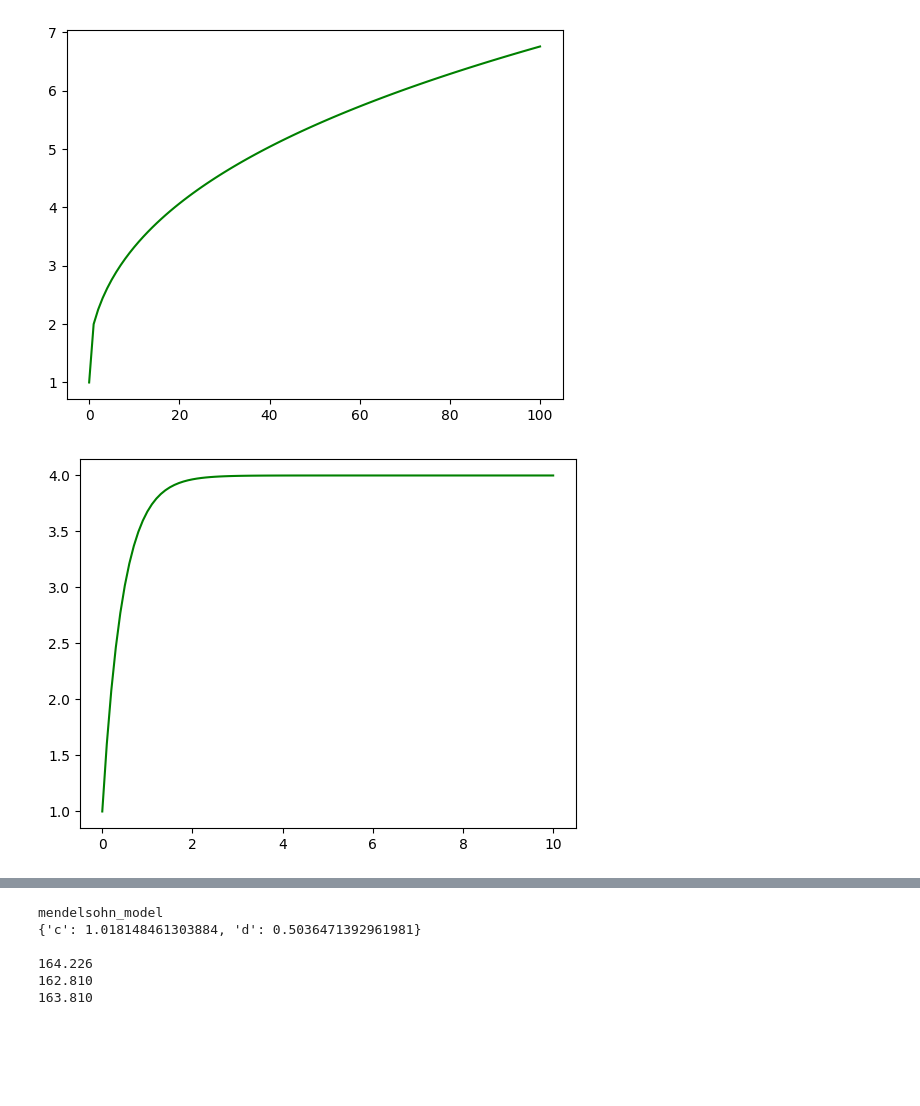
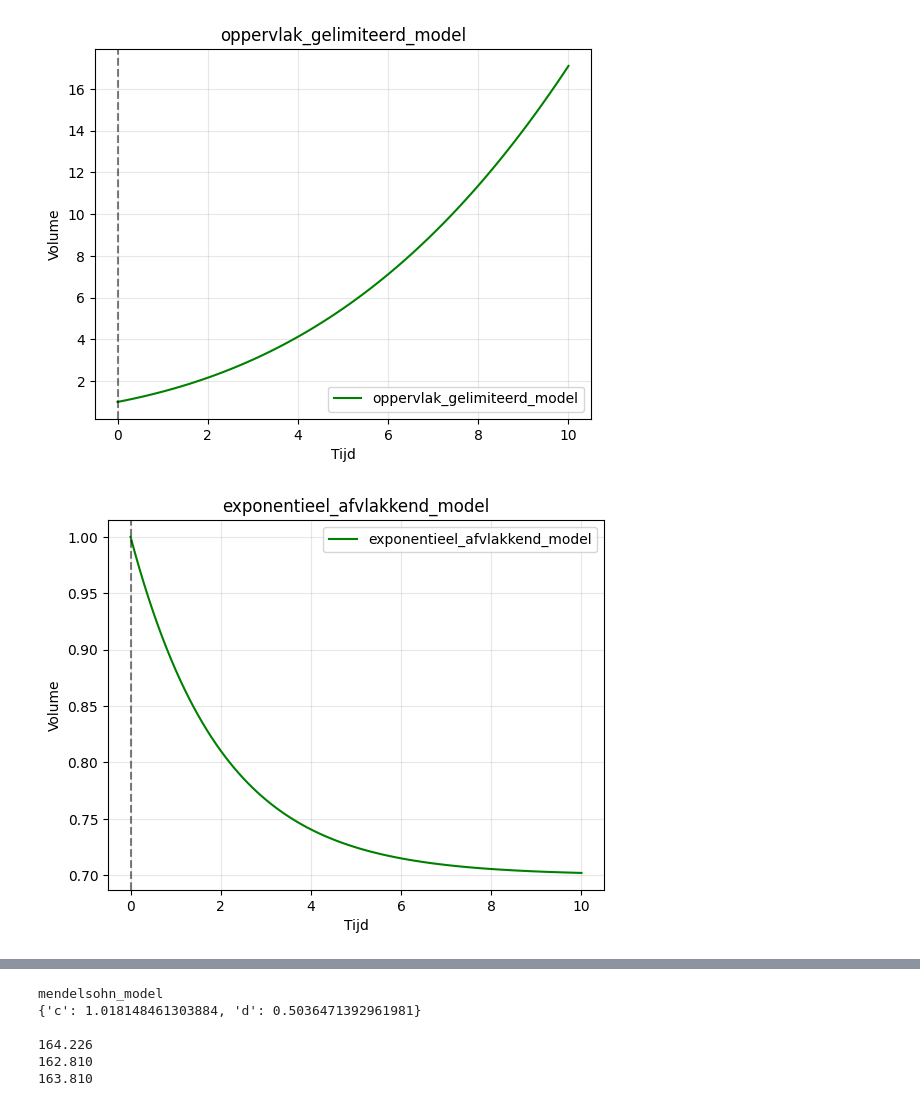
Before and after one commit to Fl-ris/Cancer_ODE_Model, a Jupyter notebook: model_demo.ipynb, the cells around one changed output, grey strips where cells are left out. Drawn from its saved outputs; the diff is of its cells as text; code cells hidden in the pictures; blank space fills up the shorter version.

```diff
--- a/model_demo.ipynb
+++ b/model_demo.ipynb
@@ -53,27 +46,21 @@ tumorODE.plot(Ts,Vs, "green", "linear gelimiteerde groei")
 # %%
-from ODE_modellen import tumorODE
+testTumor = tumorODE(1,0.1, 100)
 
-
-testTumor = tumorODE(1,100, 1)
-
-Ts,Vs = testTumor.oppervlak_gelimiteerdegroei_model(1,3)
-
-tumorODE.plot(Ts,Vs, "green", "exponentieel afvlakkendegroei model")
+Ts,Vs = testTumor.oppervlak_gelimiteerd_model(0.5,0.7)
+testTumor.plot(Ts=Ts,Vs=Vs, color="green", label="oppervlak_gelimiteerd_model")
+testTumor.show_plot("oppervlak_gelimiteerd_model")
 # %% [output]
-[figure, old version]
+[figure, new version]
 # %%
 # exponentieel afvlakkendegroei model:
 # %%
-from ODE_modellen import tumorODE
+testTumor = tumorODE(1,0.1, 100)
 
-# Met een tijdsstapgrootte van 1 oscilleert het heel erg.
-testTumor = tumorODE(1,100, 0.1)
-
-Ts,Vs = testTumor.exponentieel_afvlakkendegroei_model(2,4)
-
-tumorODE.plot(Ts,Vs,"green", "exponentieel afvlakkendegroei model")
+Ts,Vs = testTumor.exponentieel_afvlakkend_model(0.5,0.7)
+testTumor.plot(Ts=Ts,Vs=Vs, color="green", label="exponentieel_afvlakkend_model")
+testTumor.show_plot("exponentieel_afvlakkend_model")
 # %% [output]
-[figure, old version]
+[figure, new version]
 # %%
 # von_bertalanffy_model
 # %%
```
Also changed, not shown: parts of 13 cells of this notebook, 2 other files.
